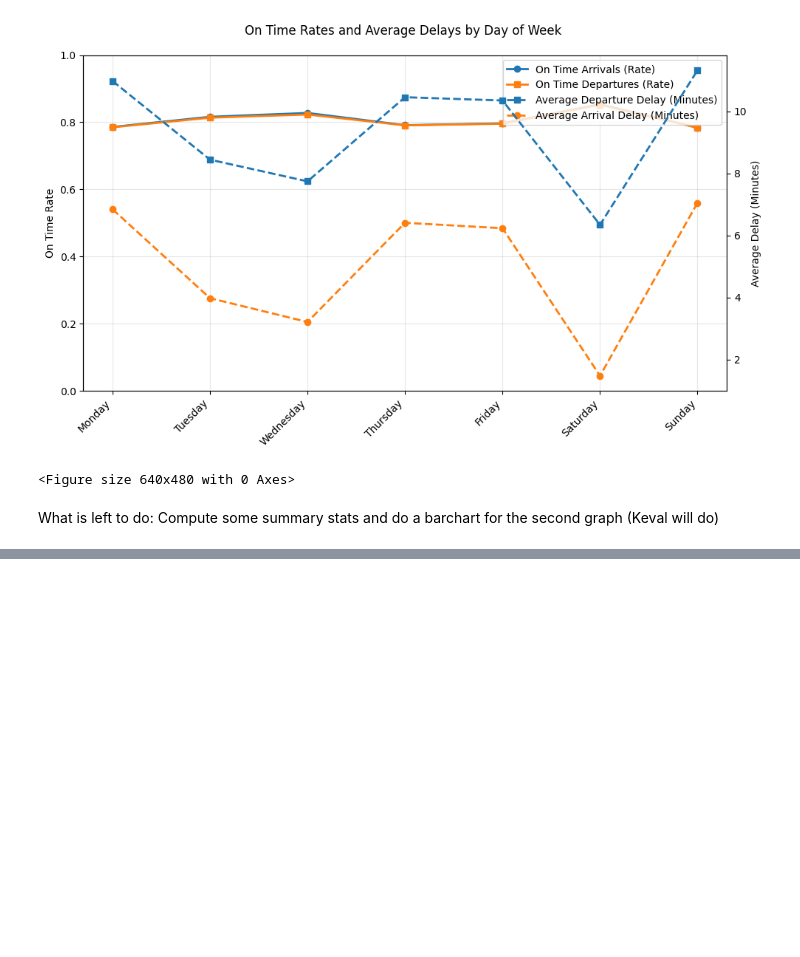
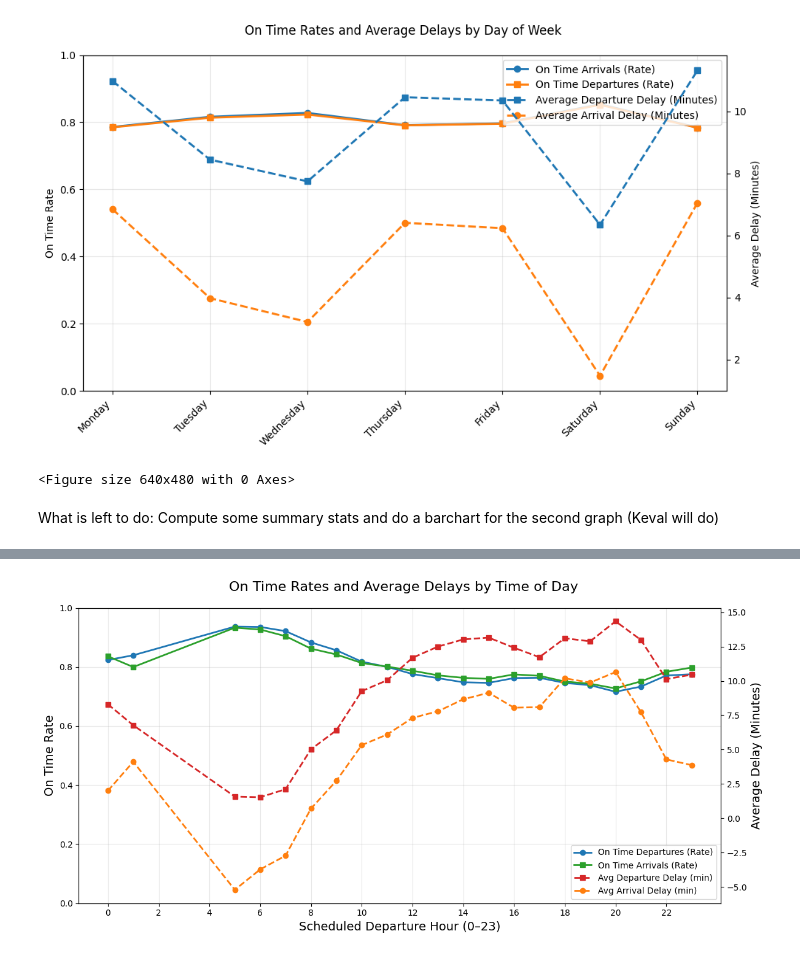
Before and after one commit to UCB-stat-159-f25/final-group21, a Jupyter notebook: months_days.ipynb, the cells around one changed output, grey strips where cells are left out. Drawn from its saved outputs; the diff is of its cells as text; code cells hidden in the pictures; blank space fills up the shorter version.

Commit message:
Created HHMM to hour helper function and made a time-of-day delay analysis in the months_days notebook

```diff
--- a/months_days.ipynb
+++ b/months_days.ipynb
@@ -317,0 +322,18 @@ What is left to do: Compute some summary stats and do a barchart for the second
+# %%
+#Tome-of-day delay analysis (using scheduled departure hour)
+
+time_col = "SCHEDULED_DEPARTURE"
+
+#Convert departure time (HHMM) into hour of day (0-23)
+flights["dep_hour"] = flights[time_col].apply(hhmm_to_hour)
+
+#Drop missing values in table
+flights_hour = flights.dropna(subset=["dep_hour"]).copy()
+flights_hour["dep_hour"] = flights_hour["dep_hour"].astype(int)
+
+#add in performance metric by hour of day
+summary_performance_by_hour = (
+    group_data_reliability(flights_hour, "dep_hour").sort_index()
+)
+
+summary_performance_by_hour
@@ -317,0 +359,65 @@ What is left to do: Compute some summary stats and do a barchart for the second
+# %%
+#plot
+
+# plot on-time rates and average delays by time of day
+fig, ax1 = plt.subplots(figsize=(12, 6))
+hours = summary_performance_by_hour.index.to_numpy()
+
+# On-time rates
+ax1.plot(
+    hours,
+    summary_performance_by_hour["dep_on_time_rate"],
+    marker="o",
+    linewidth=2,
+    color = "tab:blue",
+    label="On Time Departures (Rate)",
+)
+ax1.plot(
+    hours,
+    summary_performance_by_hour["arr_on_time_rate"],
+    marker="s",
+    linewidth=2,
+    color = "tab:green",
+    label="On Time Arrivals (Rate)",
+)
+
+ax1.set_xlabel("Scheduled Departure Hour (0–23)", fontsize=14)
+ax1.set_ylabel("On Time Rate",fontsize=14)
+ax1.set_ylim(0, 1)
+ax1.set_xticks(range(0, 24, 2))
+ax1.grid(True, alpha=0.3)
+
+# Average delays (second y-axis)
+ax2 = ax1.twinx()
+ax2.plot(
+    hours,
+    summary_performance_by_hour["mean_dep_delay"],
+    linestyle="--",
+    linewidth=2,
+    marker="s",
+    color = "tab:red",
+    label="Avg Departure Delay (min)",
+)
+ax2.plot(
+    hours,
+    summary_performance_by_hour["mean_arr_delay"],
+    linestyle="--",
+    linewidth=2,
+    marker="o",
+    color = "tab:orange",
+    label="Avg Arrival Delay (min)",
+)
+ax2.set_ylabel("Average Delay (Minutes)", fontsize=14)
+
+# Title and legend and save
+fig.suptitle("On Time Rates and Average Delays by Time of Day", fontsize=16)
+
+h1, l1 = ax1.get_legend_handles_labels()
+h2, l2 = ax2.get_legend_handles_labels()
+ax1.legend(h1 + h2, l1 + l2, loc="lower right")
+
+plt.tight_layout()
+fig.savefig("figures/delays_by_hour.png", dpi=300, bbox_inches="tight")
+plt.show()
+# %% [output]
+[figure, added]
```
Also changed, not shown: parts of 5 cells of this notebook, 3 other files.
